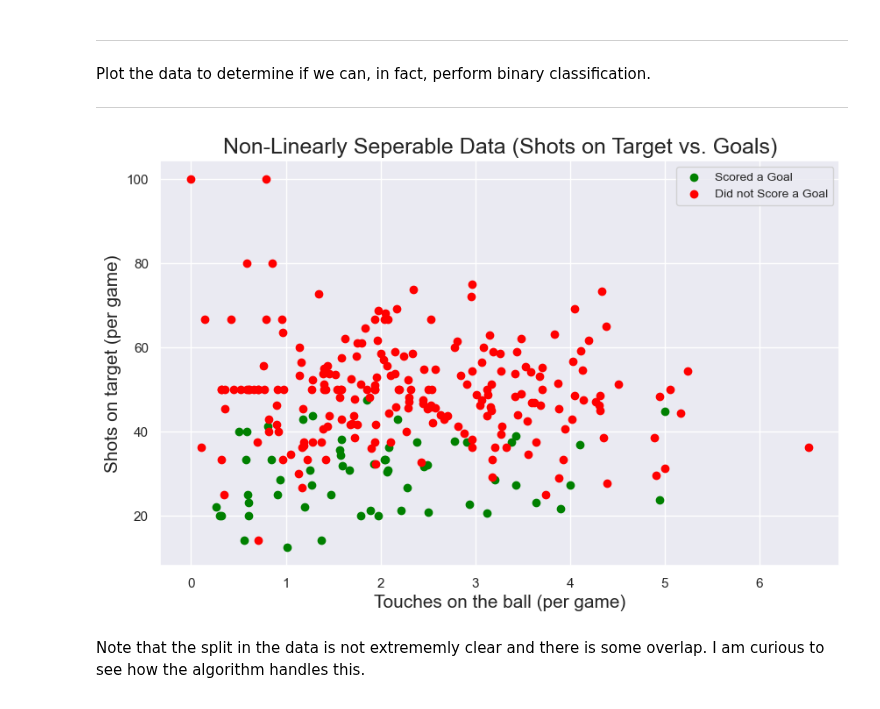
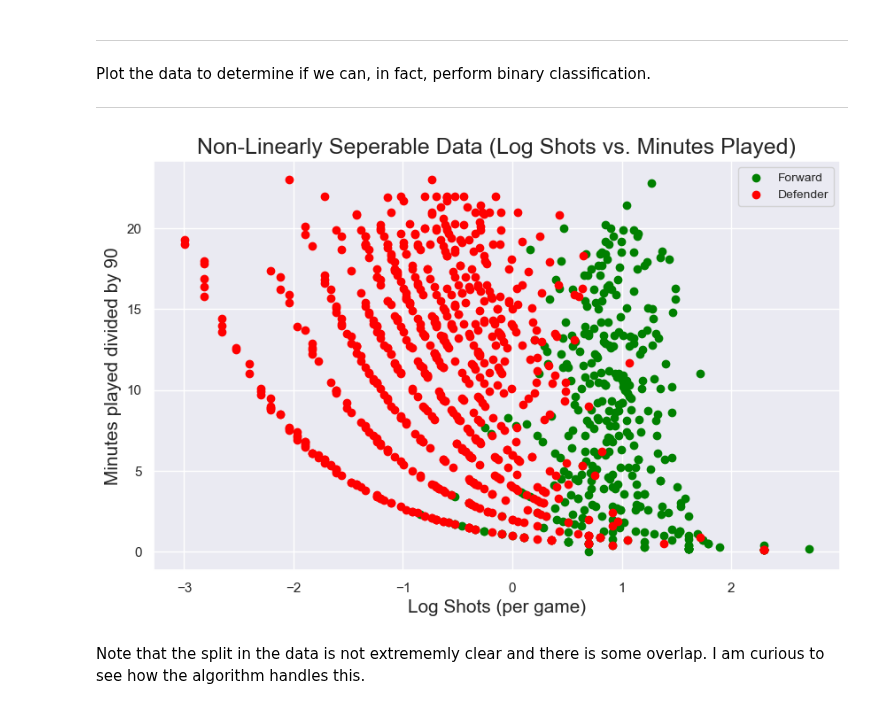
Before and after one commit to pstern17/INDE-577, a Jupyter notebook: 1. Supervised Learning/1.3. Logistic Regression/logistic_regression.ipynb, the cells around one changed output. Saved outputs shown, nothing was run; the diff lists cells and outputs as text; code cells hidden in the pictures.

```diff
--- a/1. Supervised Learning/1.3. Logistic Regression/logistic_regression.ipynb
+++ b/1. Supervised Learning/1.3. Logistic Regression/logistic_regression.ipynb
@@ -68,21 +121,21 @@ Plot the data to determine if we can, in fact, perform binary classification.
 # %%
 # Set the theme.
 sns.set_theme()
 
 plt.figure(figsize = (10, 6))
 
 # Add the red card players to the plot.
-plt.scatter(g_t, g_s, color = "green", label = "Scored a Goal")
+plt.scatter(fw_shots_log, fw_90s, color = "green", label = "Forward")
 
 # Add the non red card players to the plot.
-plt.scatter(ng_t, ng_s, color = "red", label = "Did not Score a Goal")
-plt.xlabel("Touches on the ball (per game)", fontsize = 15)
-plt.ylabel("Shots on target (per game)", fontsize = 15)
+plt.scatter(df_shots_log, df_90s, color = "red", label = "Defender")
+plt.xlabel("Log Shots (per game)", fontsize = 15)
+plt.ylabel("Minutes played divided by 90", fontsize = 15)
 plt.legend(fontsize = 10, loc = "upper right")
-plt.title("Non-Linearly Seperable Data (Shots on Target vs. Goals)", fontsize = 18)
+plt.title("Non-Linearly Seperable Data (Log Shots vs. Minutes Played)", fontsize = 18)
 plt.show()
 # %% [output]
-[figure, old version]
+[figure, new version]
 # %% [markdown]
 Note that the split in the data is not extrememly clear and there is some overlap. I am curious to see how the algorithm handles this.
 # %% [markdown]
```
Also changed, not shown: parts of 15 cells of this notebook.
